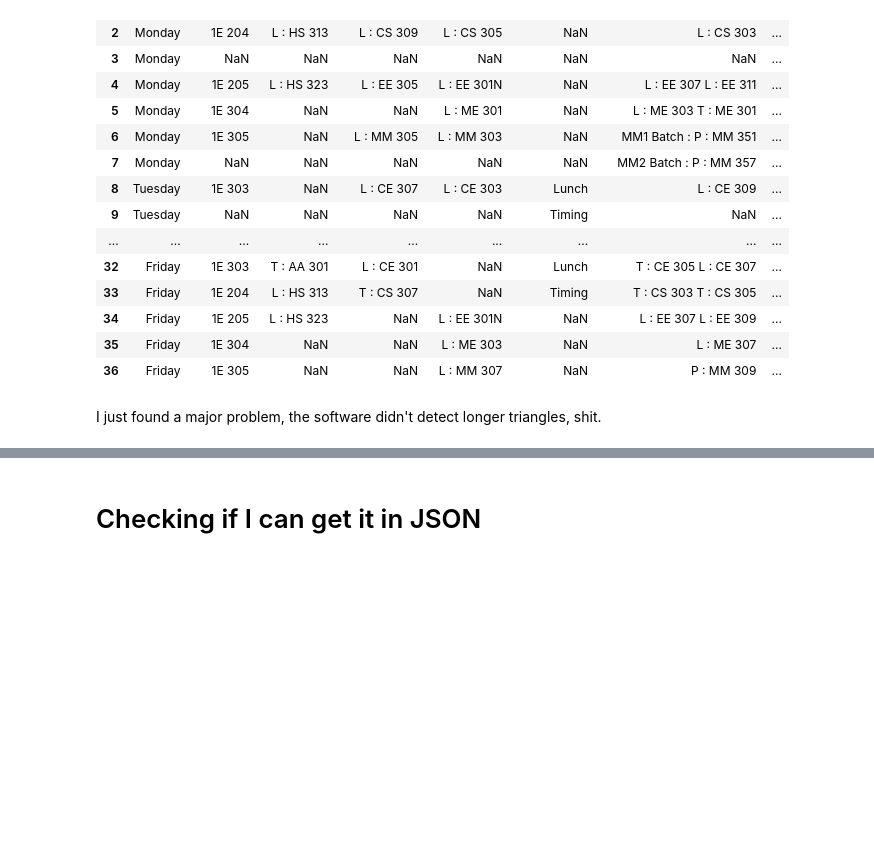
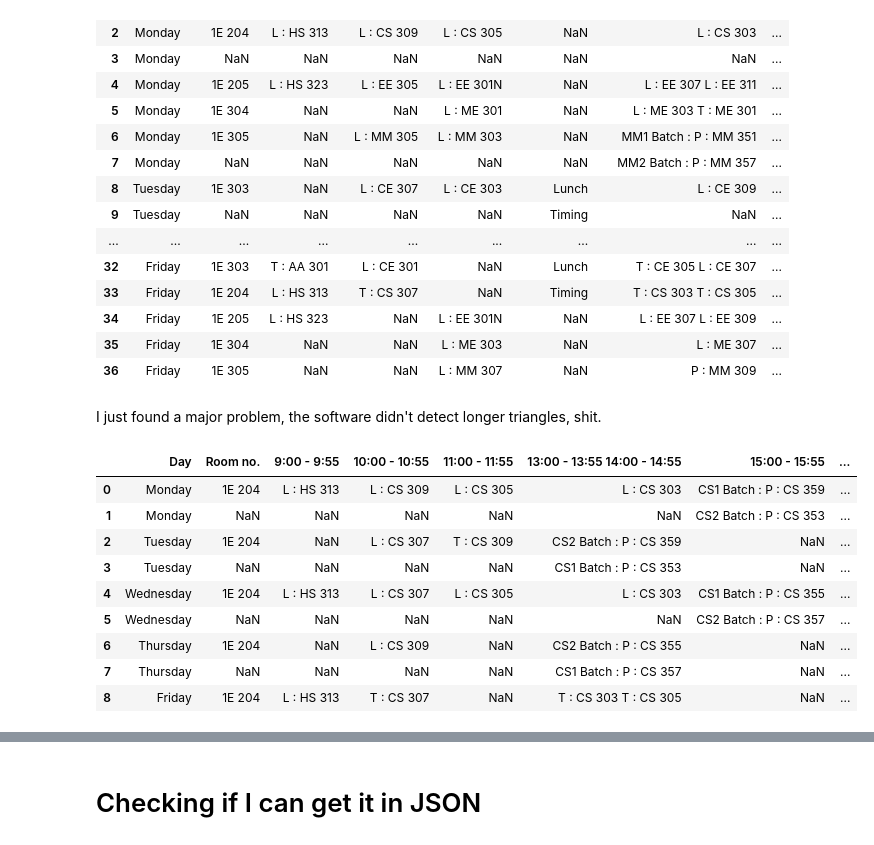
Before and after one commit to arjunbazinga/gsuit, a Jupyter notebook: Time table data wrangling.ipynb, the cells around one changed output, grey strips where cells are left out. Drawn from its saved outputs; the diff is of its cells as text; code cells hidden in the pictures; blank space fills up the shorter version.

```diff
--- a/Time table data wrangling.ipynb
+++ b/Time table data wrangling.ipynb
@@ -93,0 +102,2 @@ I just found a major problem, the software didn't detect longer triangles, shit.
+# %%
+tt = tt[relevant.any(axis=1)].copy(deep=True).reset_index(drop=True);
@@ -93,0 +106,13 @@ I just found a major problem, the software didn't detect longer triangles, shit.
+# %%
+tt
+# %% [output]
+|  | Day | Room no. | 9:00 - 9:55 | 10:00 - 10:55 | 11:00 - 11:55 | 13:00 - 13:55 14:00 - 14:55 | 15:00 - 15:55 | ... |
+| 0 | Monday | 1E 204 | L : HS 313 | L : CS 309 | L : CS 305 | L : CS 303 | CS1 Batch : P : CS 359 | ... |
+| 1 | Monday | NaN | NaN | NaN | NaN | NaN | CS2 Batch : P : CS 353 | ... |
+| 2 | Tuesday | 1E 204 | NaN | L : CS 307 | T : CS 309 | CS2 Batch : P : CS 359 | NaN | ... |
+| 3 | Tuesday | NaN | NaN | NaN | NaN | CS1 Batch : P : CS 353 | NaN | ... |
+| 4 | Wednesday | 1E 204 | L : HS 313 | L : CS 307 | L : CS 305 | L : CS 303 | CS1 Batch : P : CS 355 | ... |
+| 5 | Wednesday | NaN | NaN | NaN | NaN | NaN | CS2 Batch : P : CS 357 | ... |
+| 6 | Thursday | 1E 204 | NaN | L : CS 309 | NaN | CS2 Batch : P : CS 355 | NaN | ... |
+| 7 | Thursday | NaN | NaN | NaN | NaN | CS1 Batch : P : CS 357 | NaN | ... |
+| 8 | Friday | 1E 204 | L : HS 313 | T : CS 307 | NaN | T : CS 303 T : CS 305 | NaN | ... |
```
Also changed, not shown: parts of 17 cells of this notebook, 1 other file.
